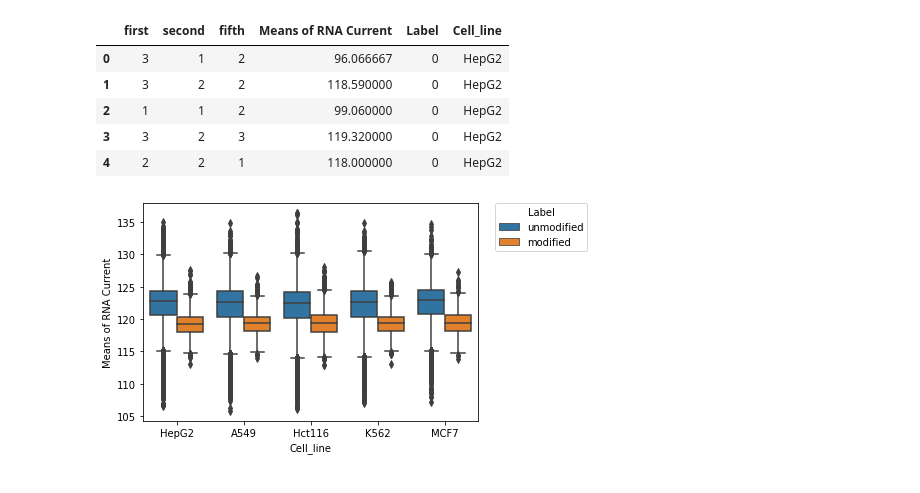
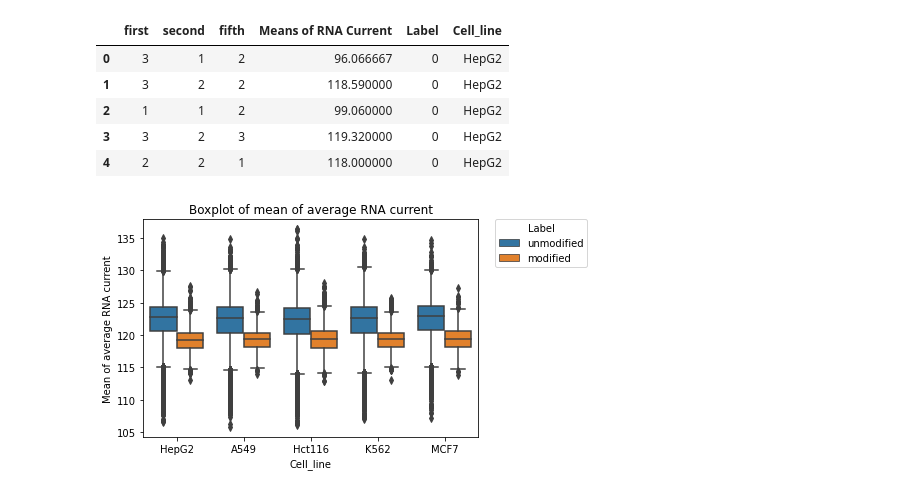
Before and after one commit to shienkoh/mygeneboleh, a Jupyter notebook: SG-NEx data/Visualization for sgnex data.ipynb, the cells around one changed output. Drawn from its saved outputs; the diff is of its cells as text; code cells hidden in the pictures.

```diff
--- a/SG-NEx data/Visualization for sgnex data.ipynb
+++ b/SG-NEx data/Visualization for sgnex data.ipynb
@@ -140,9 +140,11 @@ df = df.query('first == 2 & second == 2 & fifth == 3')
 # %%
 g = sns.boxplot(x = df['Cell_line'],
             y = df['Means of RNA Current'],
             hue = df['Label'])
+g.set_title('Boxplot of mean of average RNA current')
+g.set_ylabel('Mean of average RNA current')
 legend_labels, _= g.get_legend_handles_labels()
 g.legend(legend_labels,['unmodified', 'modified'], bbox_to_anchor=(1.05, 1),title = 'Label', borderaxespad=0)
 plt.show(g)
 # %% [output]
-[figure, old version]
+[figure, new version]
```
Also changed, not shown: 2 other files.
